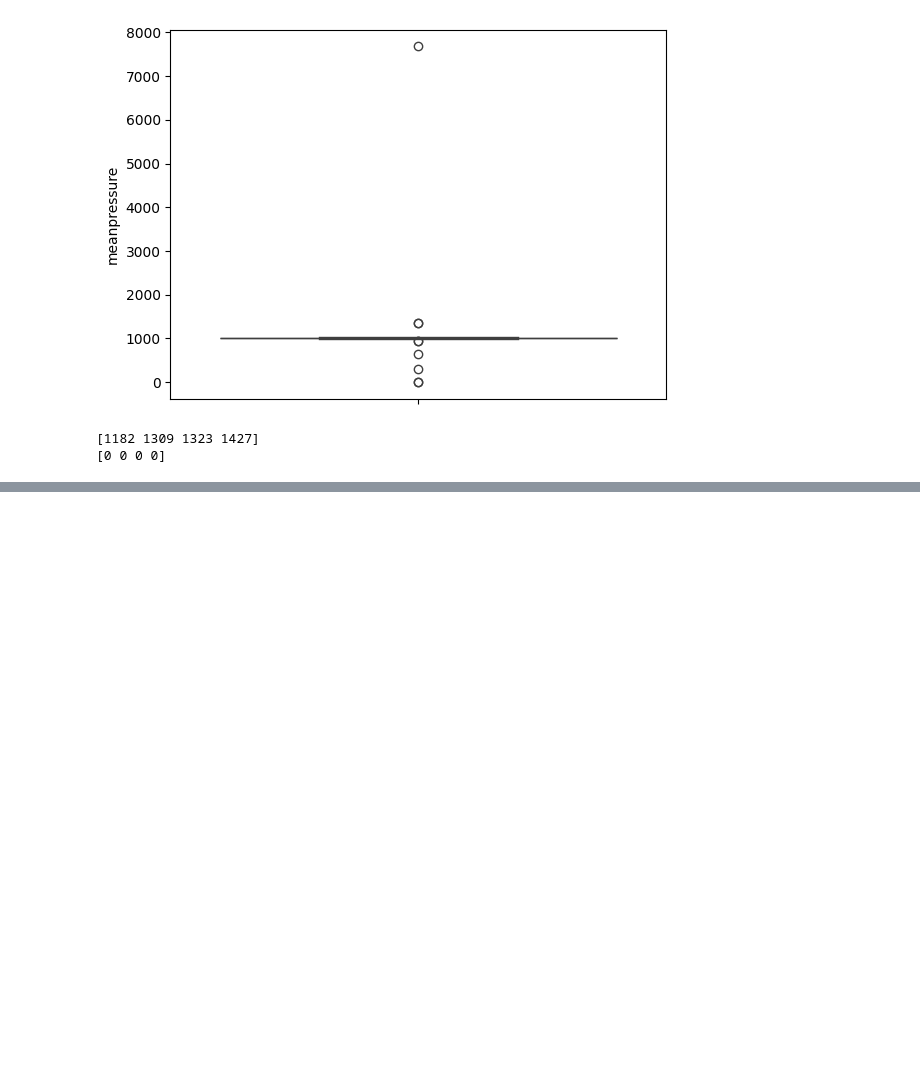
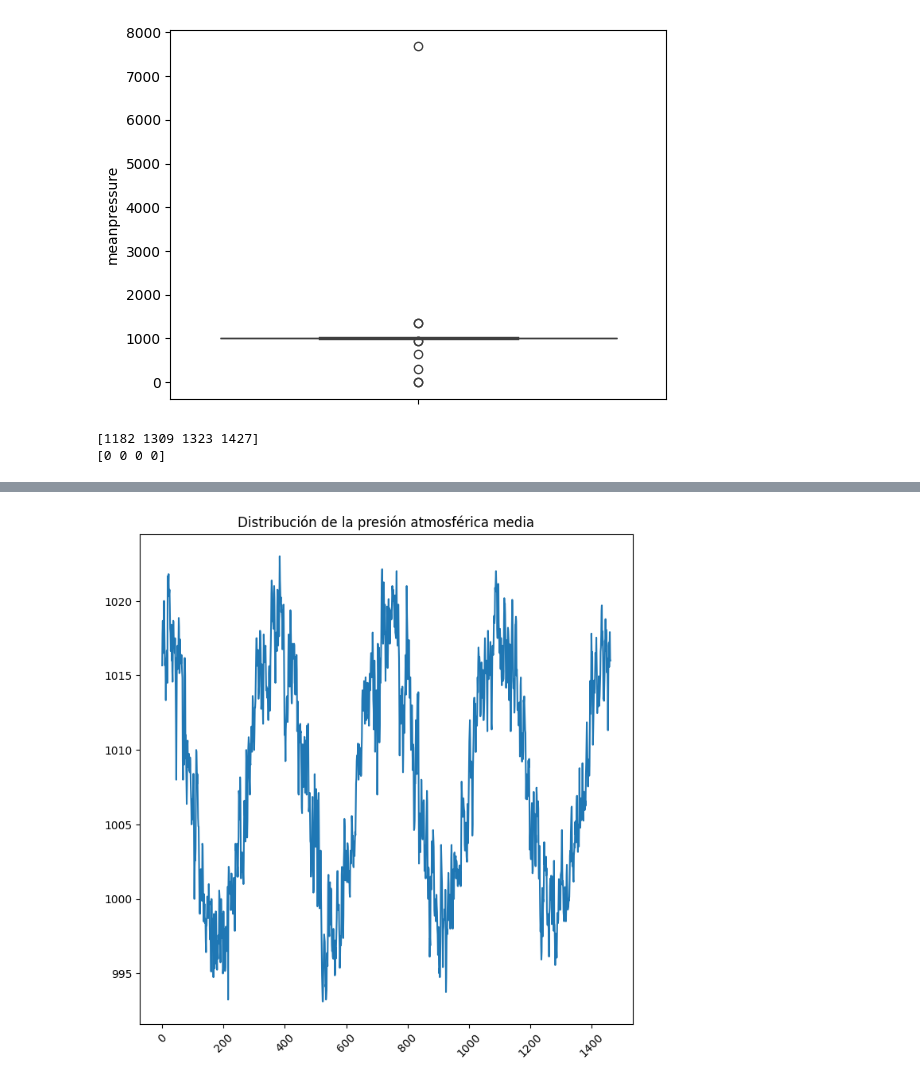
Before and after one commit to valenvergara25/Valentina-Vergara-ModelosPredictivos, a Jupyter notebook: semana2/Copia_de_Ejercicio_LimpiezaPandas_ValentinaVergara.ipynb, the cells around one changed output, grey strips where cells are left out. Saved outputs shown, nothing was run; the diff lists cells and outputs as text; code cells hidden in the pictures; blank space fills up the shorter version.

```diff
--- a/semana2/Copia_de_Ejercicio_LimpiezaPandas_ValentinaVergara.ipynb
+++ b/semana2/Copia_de_Ejercicio_LimpiezaPandas_ValentinaVergara.ipynb
@@ -119,0 +119,9 @@ sns.boxplot(data = dataDelhi_clean['meanpressure']) #Aun se encuentran dos datos
+# %%
+#Graficar nuevamente los datos
+plt.figure(figsize=(8, 8))
+plt.plot(dataDelhi_clean['meanpressure'], label='meanpressure')
+plt.title('Distribución de la presión atmosférica media')
+plt.xticks(rotation=45)
+plt.show()
+# %% [output]
+[figure, added]
```
Also changed, not shown: parts of 5 cells of this notebook.
